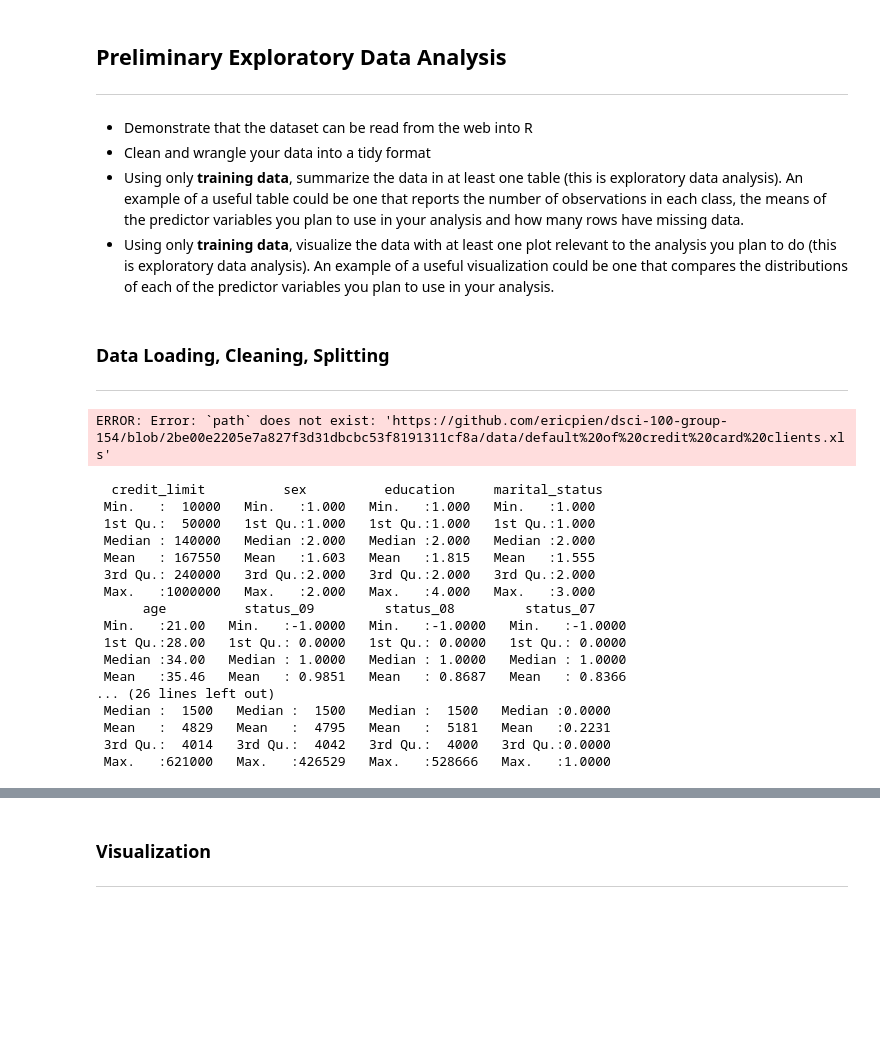
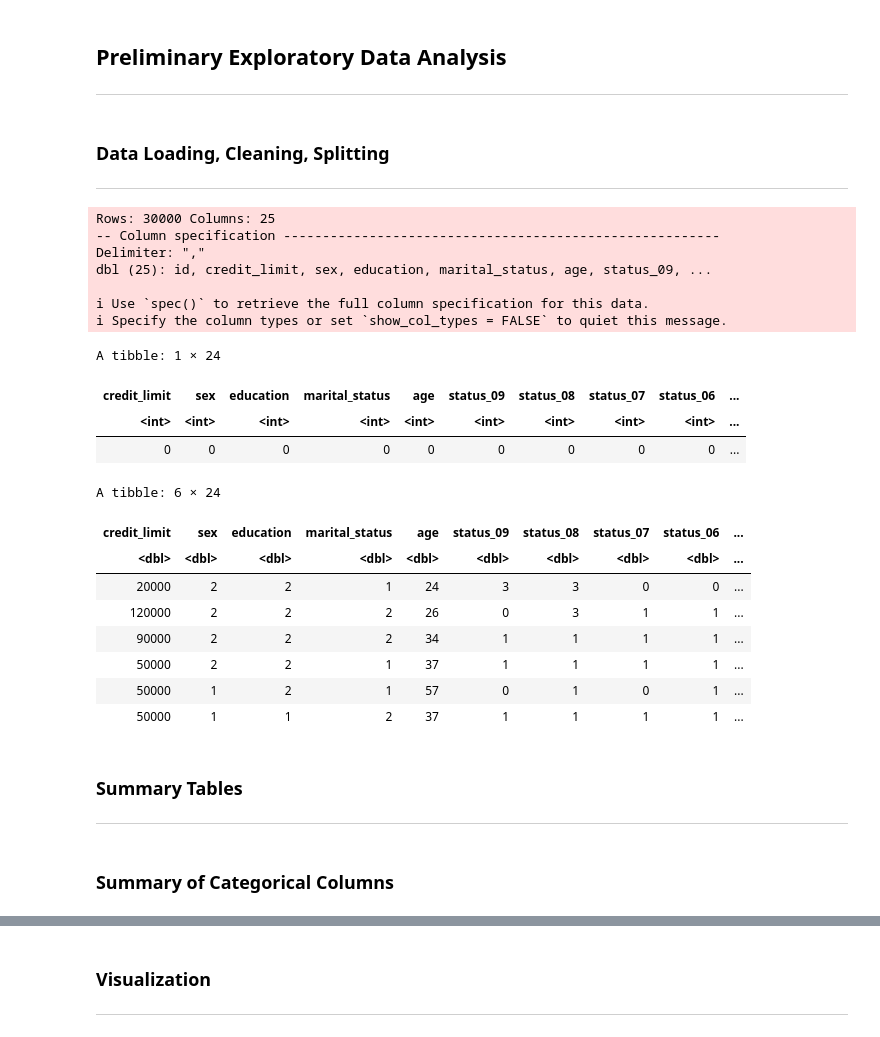
Before and after one commit to ericpien/Credit-Card-Default-Prediction, a Jupyter notebook: project_proposal.ipynb, the cells around one changed output, grey strips where cells are left out. Saved outputs shown, nothing was run; the diff lists cells and outputs as text; code cells hidden in the pictures; blank space fills up the shorter version.

Commit message:
Uploading text edited for word count

```diff
--- a/project_proposal.ipynb
+++ b/project_proposal.ipynb
@@ -57,8 +31,3 @@ Source of Data: https://archive.ics.uci.edu/ml/datasets/default+of+credit+card+c
 # %% [markdown]
 ## Preliminary Exploratory Data Analysis
 ___
-# %% [markdown]
-* Demonstrate that the dataset can be read from the web into R
-* Clean and wrangle your data into a tidy format
-* Using only **training data**, summarize the data in at least one table (this is exploratory data analysis). An example of a useful table could be one that reports the number of observations in each class, the means of the predictor variables you plan to use in your analysis and how many rows have missing data.
-* Using only **training data**, visualize the data with at least one plot relevant to the analysis you plan to do (this is exploratory data analysis). An example of a useful visualization could be one that compares the distributions of each of the predictor variables you plan to use in your analysis.
@@ -66,46 +42,62 @@ ___
 ### Data Loading, Cleaning, Splitting ###
 ____
 # %%
+# Specify column names to make it easier to work with
 columns = c('id', 'credit_limit', 'sex', 'education', 'marital_status', 'age',
             'status_09', 'status_08', 'status_07', 'status_06', 'status_05', 'status_04',
             'balance_09', 'balance_08', 'balance_07', 'balance_06', 'balance_05', 'balance_04',
             'payment_09', 'payment_08', 'payment_07', 'payment_06', 'payment_05', 'payment_04',
             'y')
 
-credit_card_data <- read_excel('https://github.com/ericpien/dsci-100-group-154/blob/2be00e2205e7a827f3d31dbcbc53f8191311cf8a/data/default%20of%20credit%20card%20clients.xls',sheet='Data',skip=2,col_names=columns) |>
+# Read from the web into R
+credit_card_data <- read_csv('https://raw.githubusercontent.com/ericpien/dsci-100-group-154/main/data/default%20of%20credit%20card%20clients.csv',skip=2,col_names=columns) |>
     select(-id)
 
+# Clead Data and rid of any non-defined observations
 credit_card_data <- credit_card_data |>
     mutate(status_09 = status_09+1,
         status_08 = status_08+1,
         status_07 = status_07+1,
         status_06 = status_06+1,
         status_05 = status_05+1,
         status_04 = status_04+1) |>
     filter(marital_status %in% c(1,2,3)) |>
     filter(sex %in% c(1,2)) |>
     filter(education %in% c(1,2,3,4))
 
+# Check for NA Data
+na_data_count <- sapply(credit_card_data,function(x) sum(is.na(x))) |>
+    t() |>
+    as_tibble()
+
+na_data_count
+
+# Check the data is pre-loaded in tidy format
 head(credit_card_data)
+
+# Split betwween training and testing data
+set.seed(154)
+credit_card_split <- credit_card_data |> initial_split(prop=0.75, strata = y)
+credit_card_train <- training(credit_card_split)
+credit_card_test <- testing(credit_card_split)
 # %% [output]
-ERROR: Error: `path` does not exist: 'https://github.com/ericpien/dsci-100-group-154/blob/2be00e2205e7a827f3d31dbcbc53f8191311cf8a/data/default%20of%20credit%20card%20clients.xls'
+Rows: 30000 Columns: 25
+-- Column specification --------------------------------------------------------
+Delimiter: ","
+dbl (25): id, credit_limit, sex, education, marital_status, age, status_09, ...
+
+i Use `spec()` to retrieve the full column specification for this data.
+i Specify the column types or set `show_col_types = FALSE` to quiet this message.
+A tibble: 1 × 24
+| credit_limit | sex | education | marital_status | age | status_09 | status_08 | status_07 | status_06 | ... |
+| <int> | <int> | <int> | <int> | <int> | <int> | <int> | <int> | <int> | ... |
+| 0 | 0 | 0 | 0 | 0 | 0 | 0 | 0 | 0 | ... |
+A tibble: 6 × 24
+| credit_limit | sex | education | marital_status | age | status_09 | status_08 | status_07 | status_06 | ... |
+| <dbl> | <dbl> | <dbl> | <dbl> | <dbl> | <dbl> | <dbl> | <dbl> | <dbl> | ... |
+| 20000 | 2 | 2 | 1 | 24 | 3 | 3 | 0 | 0 | ... |
+| 120000 | 2 | 2 | 2 | 26 | 0 | 3 | 1 | 1 | ... |
+| 90000 | 2 | 2 | 2 | 34 | 1 | 1 | 1 | 1 | ... |
+| 50000 | 2 | 2 | 1 | 37 | 1 | 1 | 1 | 1 | ... |
+| 50000 | 1 | 2 | 1 | 57 | 0 | 1 | 0 | 1 | ... |
+| 50000 | 1 | 1 | 2 | 37 | 1 | 1 | 1 | 1 | ... |
-# %%
-summary(credit_card_data)
-# %% [output]
-  credit_limit          sex          education     marital_status
- Min.   :  10000   Min.   :1.000   Min.   :1.000   Min.   :1.000
- 1st Qu.:  50000   1st Qu.:1.000   1st Qu.:1.000   1st Qu.:1.000
- Median : 140000   Median :2.000   Median :2.000   Median :2.000
- Mean   : 167550   Mean   :1.603   Mean   :1.815   Mean   :1.555
- 3rd Qu.: 240000   3rd Qu.:2.000   3rd Qu.:2.000   3rd Qu.:2.000
- Max.   :1000000   Max.   :2.000   Max.   :4.000   Max.   :3.000
-      age          status_09         status_08         status_07
- Min.   :21.00   Min.   :-1.0000   Min.   :-1.0000   Min.   :-1.0000
- 1st Qu.:28.00   1st Qu.: 0.0000   1st Qu.: 0.0000   1st Qu.: 0.0000
- Median :34.00   Median : 1.0000   Median : 1.0000   Median : 1.0000
- Mean   :35.46   Mean   : 0.9851   Mean   : 0.8687   Mean   : 0.8366
-... (26 lines left out)
- Median :  1500   Median :  1500   Median :  1500   Median :0.0000
- Mean   :  4829   Mean   :  4795   Mean   :  5181   Mean   :0.2231
- 3rd Qu.:  4014   3rd Qu.:  4042   3rd Qu.:  4000   3rd Qu.:0.0000
- Max.   :621000   Max.   :426529   Max.   :528666   Max.   :1.0000
@@ -116,0 +104,5 @@ credit_card_test <- testing(credit_card_split)
+# %% [markdown]
+### Summary Tables ###
+____
+# %% [markdown]
+### Summary of Categorical Columns ###
```
Also changed, not shown: parts of 32 cells of this notebook, 1 other file.
